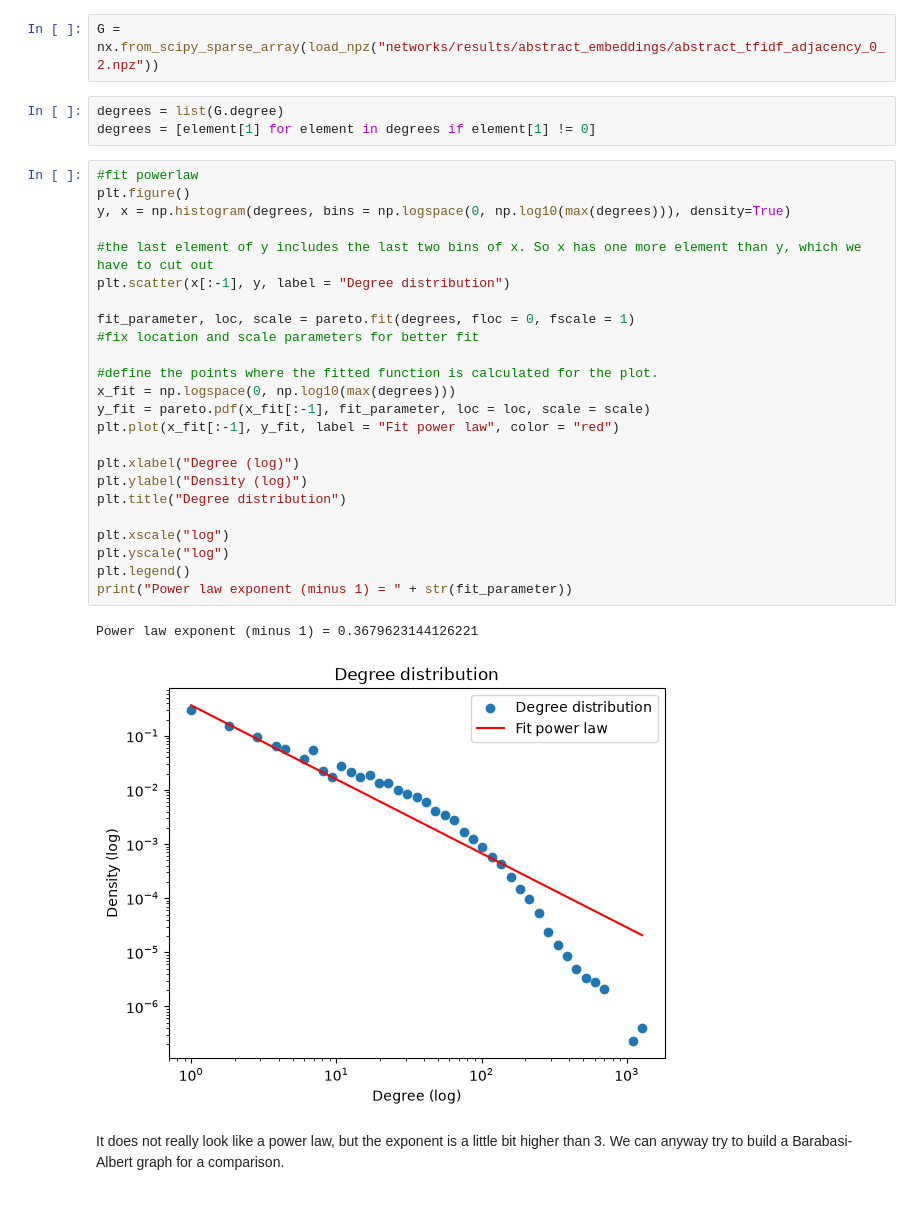
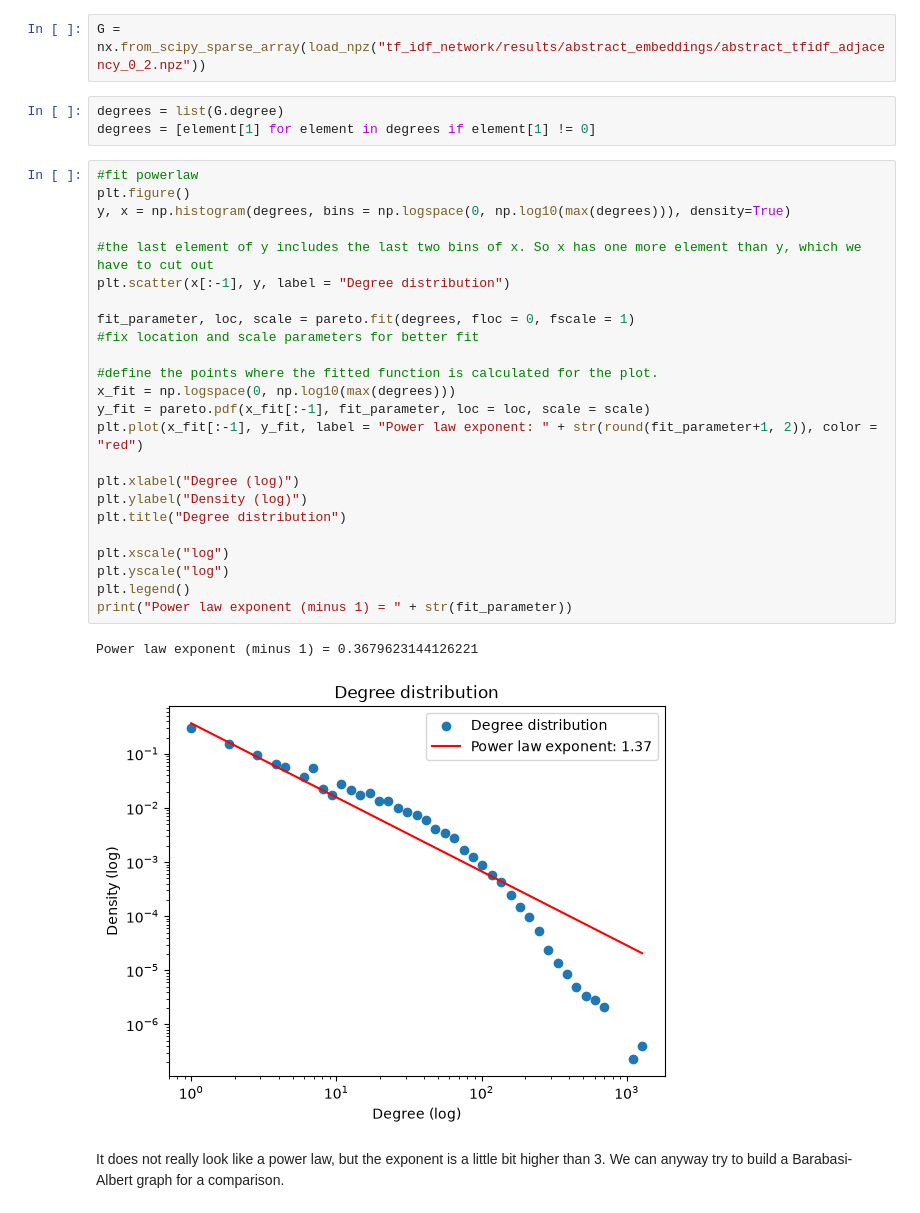
Before and after one commit to riccardo03-maker/Abstract_network, a Jupyter notebook: analysis.ipynb, the cells around one changed output. Saved outputs shown, nothing was run; the diff lists cells and outputs as text.

```diff
--- a/analysis.ipynb
+++ b/analysis.ipynb
@@ -72,37 +102,37 @@ import matplotlib.pyplot as plt
 from scipy.stats import pareto, lognorm
 import numpy as np
 # %%
-G = nx.from_scipy_sparse_array(load_npz("networks/results/abstract_embeddings/abstract_tfidf_adjacency_0_2.npz"))
+G = nx.from_scipy_sparse_array(load_npz("tf_idf_network/results/abstract_embeddings/abstract_tfidf_adjacency_0_2.npz"))
 # %%
 degrees = list(G.degree)
 degrees = [element[1] for element in degrees if element[1] != 0]
 # %%
 #fit powerlaw
 plt.figure()
 y, x = np.histogram(degrees, bins = np.logspace(0, np.log10(max(degrees))), density=True)
 
 #the last element of y includes the last two bins of x. So x has one more element than y, which we have to cut out
 plt.scatter(x[:-1], y, label = "Degree distribution")
 
 fit_parameter, loc, scale = pareto.fit(degrees, floc = 0, fscale = 1)
 #fix location and scale parameters for better fit
 
 #define the points where the fitted function is calculated for the plot.
 x_fit = np.logspace(0, np.log10(max(degrees)))
 y_fit = pareto.pdf(x_fit[:-1], fit_parameter, loc = loc, scale = scale)
-plt.plot(x_fit[:-1], y_fit, label = "Fit power law", color = "red")
+plt.plot(x_fit[:-1], y_fit, label = "Power law exponent: " + str(round(fit_parameter+1, 2)), color = "red")
 
 plt.xlabel("Degree (log)")
 plt.ylabel("Density (log)")
 plt.title("Degree distribution")
 
 plt.xscale("log")
 plt.yscale("log")
 plt.legend()
 print("Power law exponent (minus 1) = " + str(fit_parameter))
 # %% [output]
 Power law exponent (minus 1) = 0.3679623144126221
-[figure, old version]
+[figure, new version]
 # %% [markdown]
 It does not really look like a power law, but the exponent is a little bit higher than 3. We can anyway try to build a Barabasi-Albert graph for a comparison.
 # %% [markdown]
```
Also changed, not shown: parts of 8 cells of this notebook, 11 other files.
